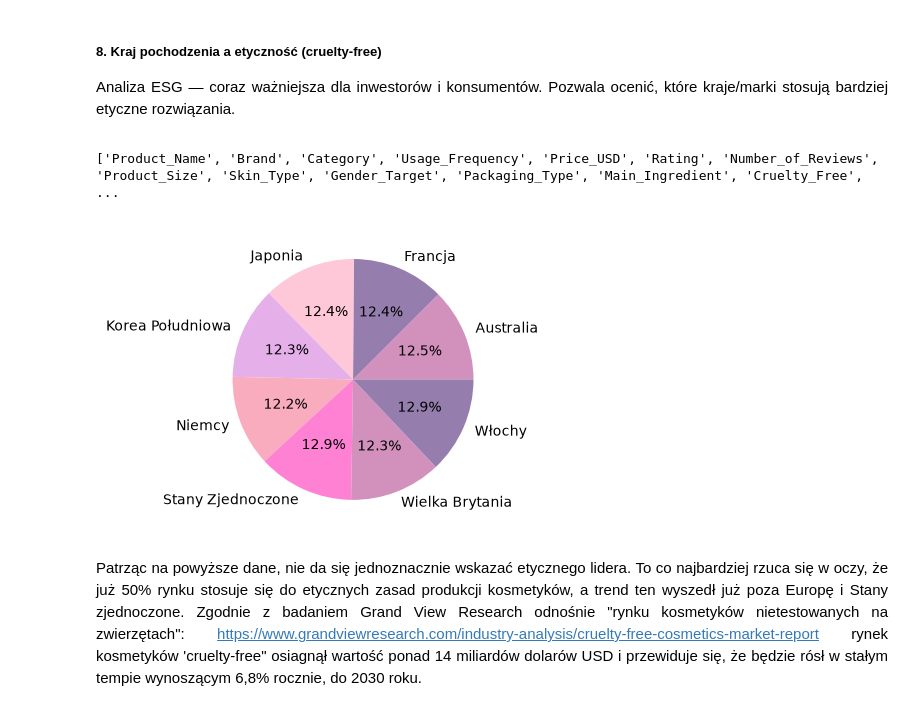
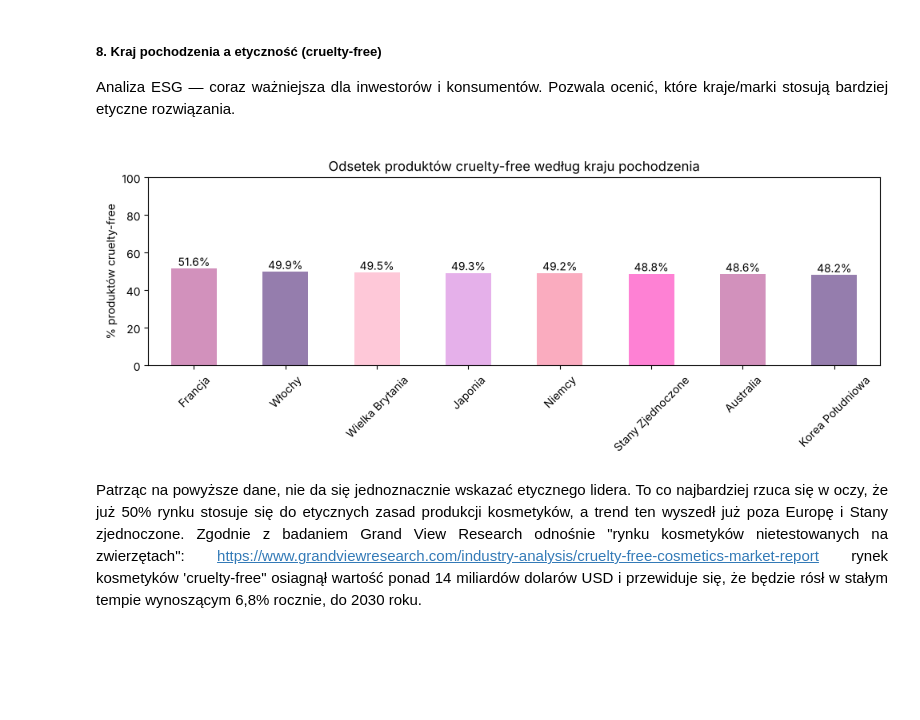
Before and after one commit to kamila-dudzinska/Top_Beauty, a Jupyter notebook: Analiza.ipynb, the cells around one changed output. Drawn from its saved outputs; the diff is of its cells as text; code cells hidden in the pictures; blank space fills up the shorter version.

```diff
--- a/Analiza.ipynb
+++ b/Analiza.ipynb
@@ -165,9 +134,6 @@ top_cat = df.groupby('Category')['Rating'].mean().sort_values(ascending=False).h
 df_ct = top_cat.to_frame()
 
 # 2. Wykres dla top5 kategorii:
-
-# własna paleta barw:
-sns.set_palette(sns.color_palette(colors))
 
 #wykres
 plt.figure(figsize=(8,5))
@@ -370,18 +312,12 @@ df['Gender_Target'] = df['Gender_Target'].replace({
     'Unisex':'Uniwersalne'
 })
 
-sns.set_palette(sns.color_palette(colors))
-
+# wykres kołowy - value_counts liczy produkty w każdej grupie
 plt.figure(figsize=(6, 4))
-
-gender_target = (
-    df.groupby('Gender_Target')['Gender_Target']
-      .count()
-      .plot(kind='pie',
-            figsize=(6, 4),
-            autopct='%1.1f%%',
-            startangle=90)
-)
+df['Gender_Target'].value_counts().plot(kind='pie',
+                                        autopct='%1.1f%%',
+                                        startangle=90)
+plt.ylabel('')
 
 plt.title('Grupy odbiorców produktów')
 plt.tight_layout()
@@ -470,46 +388,39 @@ Analiza ESG — coraz ważniejsza dla inwestorów i konsumentów. Pozwala oceni
 # %%
 map_kraje = {
     'USA': 'Stany Zjednoczone',
     'France': 'Francja',
     'Germany': 'Niemcy',
     'Poland': 'Polska',
     'Italy': 'Włochy',
     'UK': 'Wielka Brytania',
     'South Korea': 'Korea Południowa',
     'Australia': 'Australia',
     'Japan': 'Japonia'
 }
 
 df['Country_of_Origin'] = df['Country_of_Origin'].replace(map_kraje)
 
+# jaki % produktów z danego kraju jest cruelty-free
 country_c_free = (df.groupby('Country_of_Origin')
                              ['Cruelty_Free']
                              .mean()
                              .mul(100)
                              .round(1)
                              .sort_values(ascending= False))
 
-print(df.columns.tolist())
-
-country_counts = df.groupby('Country_of_Origin').size()
-
-sns.set_palette(sns.color_palette(colors))
-
-fig, ax = plt.subplots(
-                       figsize=(10, 4),
-                       sharey=True)
-fig.tight_layout(rect=[0, 0, 0.7, 0.9])
-
-country_counts.plot(
-                    kind='pie',
-                    autopct='%1.1f%%',
-                    color='pink'
-                    )
-
+# wykres słupkowy - pokazujemy % cruelty-free, a nie liczbę produktów z kraju
+fig, ax = plt.subplots(figsize=(10, 4))
+country_c_free.plot(kind='bar', color=colors, ax=ax)
+ax.bar_label(ax.containers[0], fmt='%.1f%%')
+ax.set_ylim(0, 100)
+ax.set_title('Odsetek produktów cruelty-free według kraju pochodzenia')
+ax.set_xlabel('')
+ax.set_ylabel('% produktów cruelty-free')
+plt.xticks(rotation=45)
+plt.tight_layout()
 plt.show()
 # %% [output]
-['Product_Name', 'Brand', 'Category', 'Usage_Frequency', 'Price_USD', 'Rating', 'Number_of_Reviews', 'Product_Size', 'Skin_Type', 'Gender_Target', 'Packaging_Type', 'Main_Ingredient', 'Cruelty_Free',  ...
-[figure, old version]
+[figure, new version]
 # %% [markdown]
 <div align = "Justify">
 
```
Also changed, not shown: parts of 17 cells of this notebook.
